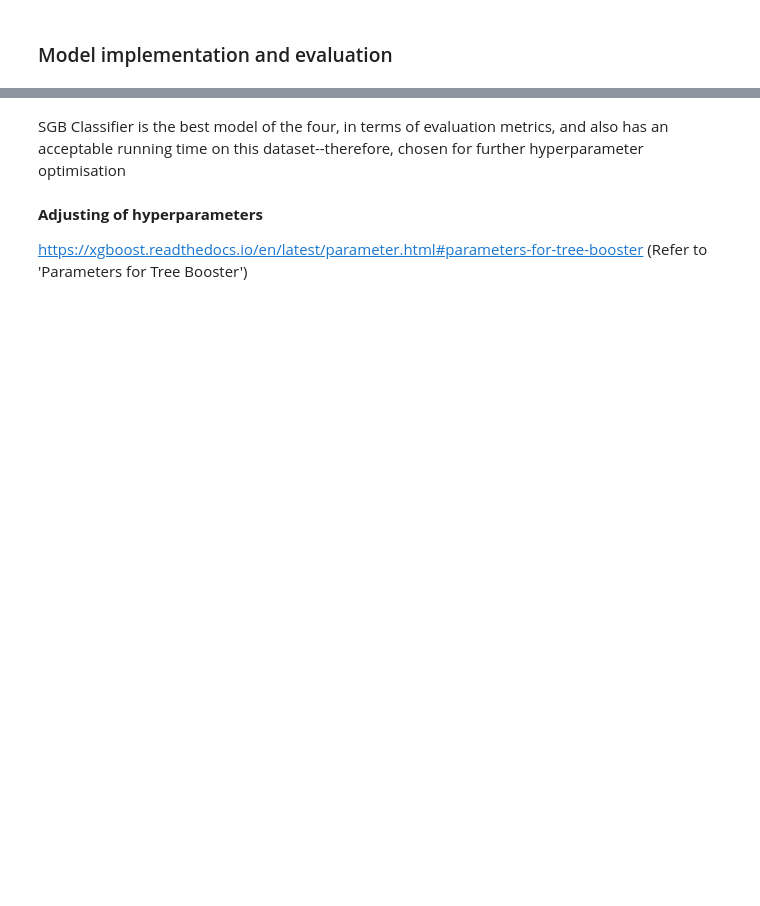
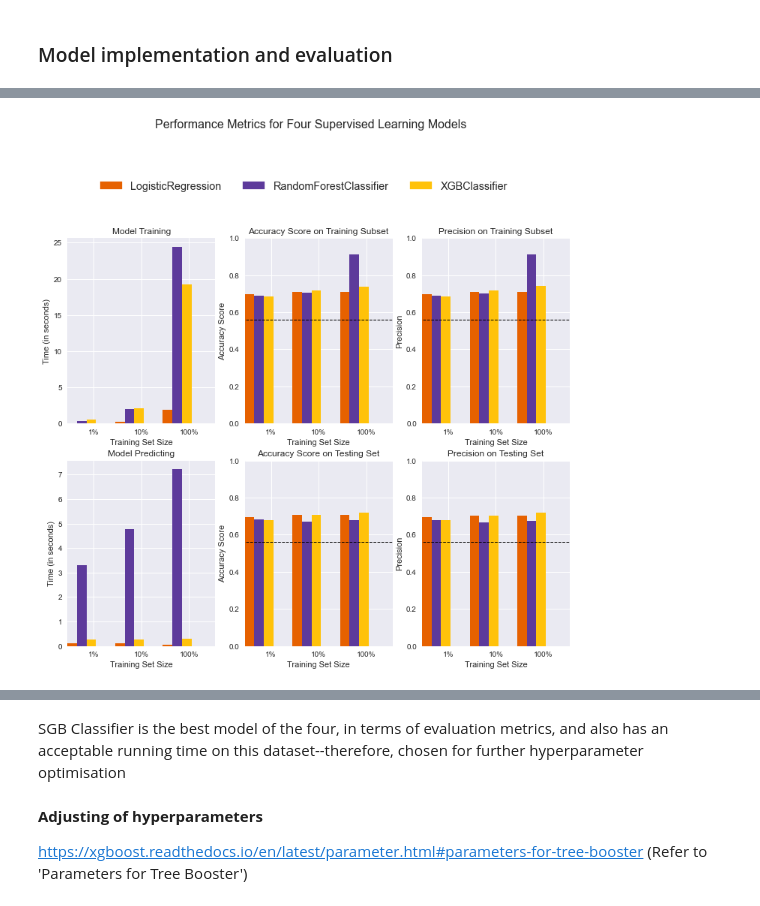
Before and after one commit to tobias4118/ds_project_2_ks, a Jupyter notebook: project_2-final.ipynb, the cells around one changed output, grey strips where cells are left out. Cells and saved outputs as stored; diff of their text form; code cells hidden in the pictures; blank space fills up the shorter version.

```diff
--- a/project_2-final.ipynb
+++ b/project_2-final.ipynb
@@ -577,18 +575,0 @@ Accuracy and precision were deemed to be the two most important metrics for eval
-# %%
-# Calculate accuracy
-
-base_accuracy = ((target.value_counts()[1]) / target.count())
-
-# Calculating precision
-
-base_precision = (target.value_counts()[1]) / ((target.value_counts()[0]) + (target.value_counts()[1]))
-
-# Calculating recall
-
-base_recall = (target.value_counts()[1]) / ((target.value_counts()[1]) + 0)
-
-# Calculating the F-1 score
-
-base_fscore = 2 * (base_precision * base_recall)/(base_precision + base_recall)
-
-print(f"Naive Predictor: Accuracy score: {base_accuracy: .2f}, Precision: {base_precision: .2f}, F1 Score: {base_fscore: .2f}")
@@ -687,7 +677,4 @@ RandomForestClassifier trained on 13518 samples.
 # %%
-import matplotlib.pyplot as pl
-import matplotlib.patches as mpatches
-
 fig, ax = plt.subplots(2, 3, figsize = (12,10))
 bar_width = 0.2
 colors = ['#E66100','#5D3A9B','#FFC20A', '#0C7BDC']
@@ -709,35 +696,37 @@ ax[1, 0].set_ylabel("Time (in seconds)")
 ax[1, 1].set_ylabel("Accuracy Score")
 ax[1, 2].set_ylabel("Precision")
 
 # Add titles
 ax[0, 0].set_title("Model Training")
 ax[0, 1].set_title("Accuracy Score on Training Subset")
 ax[0, 2].set_title("Precision on Training Subset")
 ax[1, 0].set_title("Model Predicting")
 ax[1, 1].set_title("Accuracy Score on Testing Set")
 ax[1, 2].set_title("Precision on Testing Set")
 
 # Add horizontal lines for naive predictors
 ax[0, 1].axhline(y = base_accuracy, xmin = -0.1, xmax = 3.0, linewidth = 1, color = 'k', linestyle = 'dashed')
 ax[1, 1].axhline(y = base_accuracy, xmin = -0.1, xmax = 3.0, linewidth = 1, color = 'k', linestyle = 'dashed')
 ax[0, 2].axhline(y = base_precision, xmin = -0.1, xmax = 3.0, linewidth = 1, color = 'k', linestyle = 'dashed')
 ax[1, 2].axhline(y = base_precision, xmin = -0.1, xmax = 3.0, linewidth = 1, color = 'k', linestyle = 'dashed')
 
 # Set y-limits for score panels
 ax[0, 1].set_ylim((0, 1))
 ax[0, 2].set_ylim((0, 1))
 ax[1, 1].set_ylim((0, 1))
 ax[1, 2].set_ylim((0, 1))
 
 # Create patches for the legend
 patches = []
 for i, learner in enumerate(results.keys()):
     patches.append(mpatches.Patch(color = colors[i], label = learner))
-pl.legend(handles = patches, bbox_to_anchor = (-.80, 2.53), \
+plt.legend(handles = patches, bbox_to_anchor = (-.80, 2.53), \
             loc = 'upper center', borderaxespad = 0., ncol = 3, fontsize = 'x-large')
 
 # Aesthetics
-pl.suptitle("Performance Metrics for Four Supervised Learning Models", fontsize = 16, y = 1.10)
-pl.tight_layout()
-pl.show()
+plt.suptitle("Performance Metrics for Four Supervised Learning Models", fontsize = 16, y = 1.10)
+plt.tight_layout()
+plt.show()
+# %% [output]
+[figure, added]
 # %%
```
Also changed, not shown: parts of 15 cells of this notebook.
